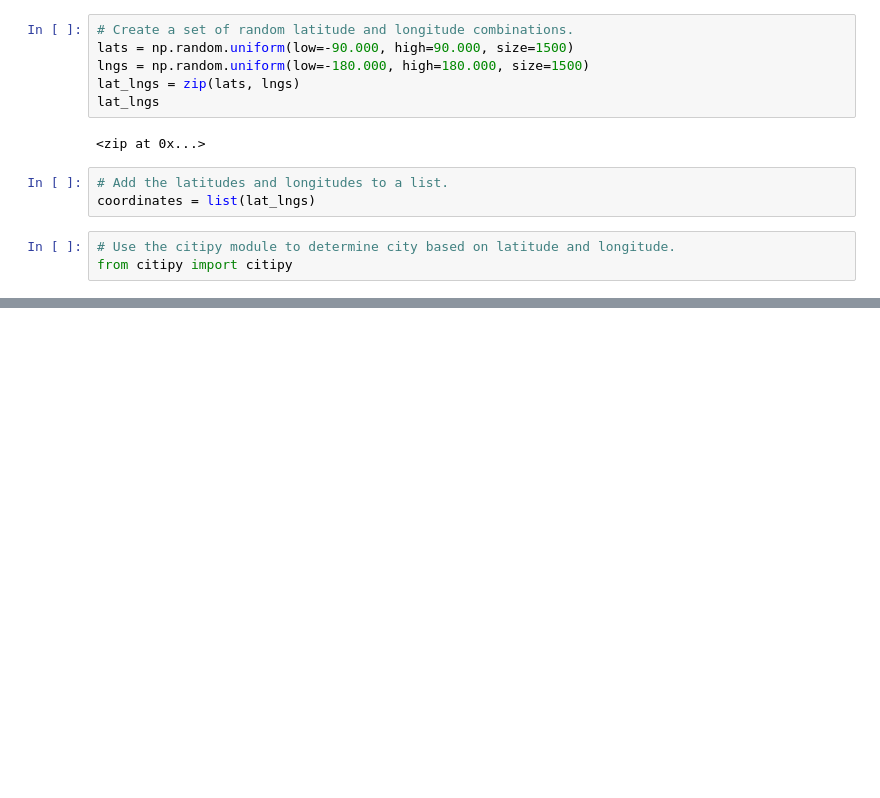
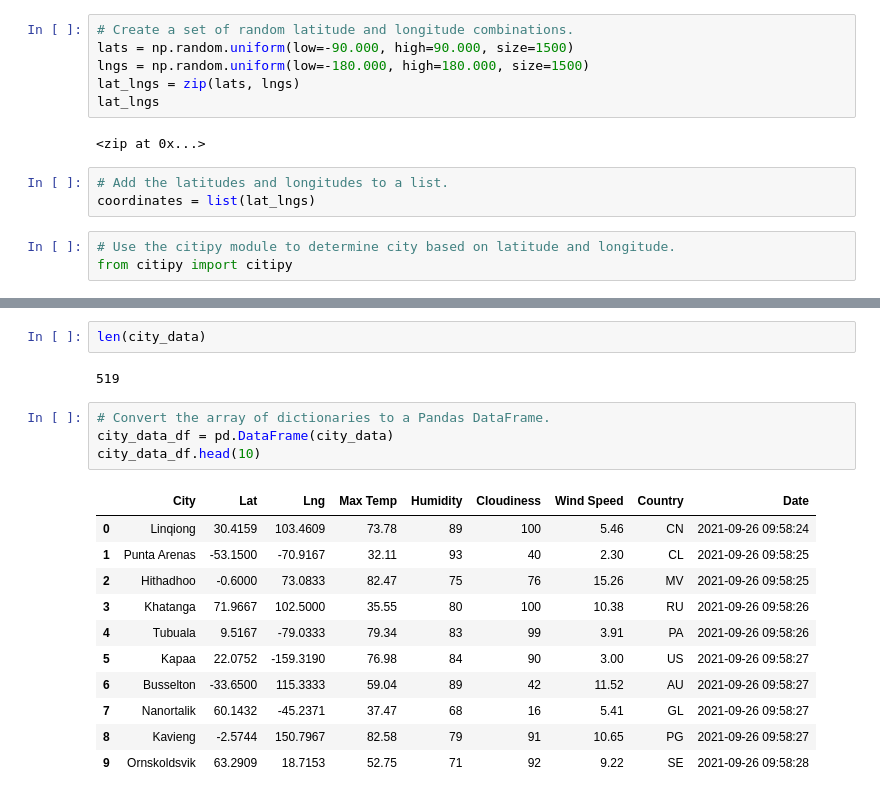
Before and after one commit to ChesterWilliamsDev/World_Weather_Analysis, a Jupyter notebook: WeatherPy.ipynb, the cells around one changed output, grey strips where cells are left out. Saved outputs shown, nothing was run; the diff lists cells and outputs as text; blank space fills up the shorter version.

```diff
--- a/WeatherPy.ipynb
+++ b/WeatherPy.ipynb
@@ -33,0 +139,20 @@ len(cities)
+# %%
+len(city_data)
+# %% [output]
+519
+# %%
+# Convert the array of dictionaries to a Pandas DataFrame.
+city_data_df = pd.DataFrame(city_data)
+city_data_df.head(10)
+# %% [output]
+|  | City | Lat | Lng | Max Temp | Humidity | Cloudiness | Wind Speed | Country | Date |
+| 0 | Linqiong | 30.4159 | 103.4609 | 73.78 | 89 | 100 | 5.46 | CN | 2021-09-26 09:58:24 |
+| 1 | Punta Arenas | -53.1500 | -70.9167 | 32.11 | 93 | 40 | 2.30 | CL | 2021-09-26 09:58:25 |
+| 2 | Hithadhoo | -0.6000 | 73.0833 | 82.47 | 75 | 76 | 15.26 | MV | 2021-09-26 09:58:25 |
+| 3 | Khatanga | 71.9667 | 102.5000 | 35.55 | 80 | 100 | 10.38 | RU | 2021-09-26 09:58:26 |
+| 4 | Tubuala | 9.5167 | -79.0333 | 79.34 | 83 | 99 | 3.91 | PA | 2021-09-26 09:58:26 |
+| 5 | Kapaa | 22.0752 | -159.3190 | 76.98 | 84 | 90 | 3.00 | US | 2021-09-26 09:58:27 |
+| 6 | Busselton | -33.6500 | 115.3333 | 59.04 | 89 | 42 | 11.52 | AU | 2021-09-26 09:58:27 |
+| 7 | Nanortalik | 60.1432 | -45.2371 | 37.47 | 68 | 16 | 5.41 | GL | 2021-09-26 09:58:27 |
+| 8 | Kavieng | -2.5744 | 150.7967 | 82.58 | 79 | 91 | 10.65 | PG | 2021-09-26 09:58:27 |
+| 9 | Ornskoldsvik | 63.2909 | 18.7153 | 52.75 | 71 | 92 | 9.22 | SE | 2021-09-26 09:58:28 |
```
Also changed, not shown: parts of 9 cells of this notebook.
